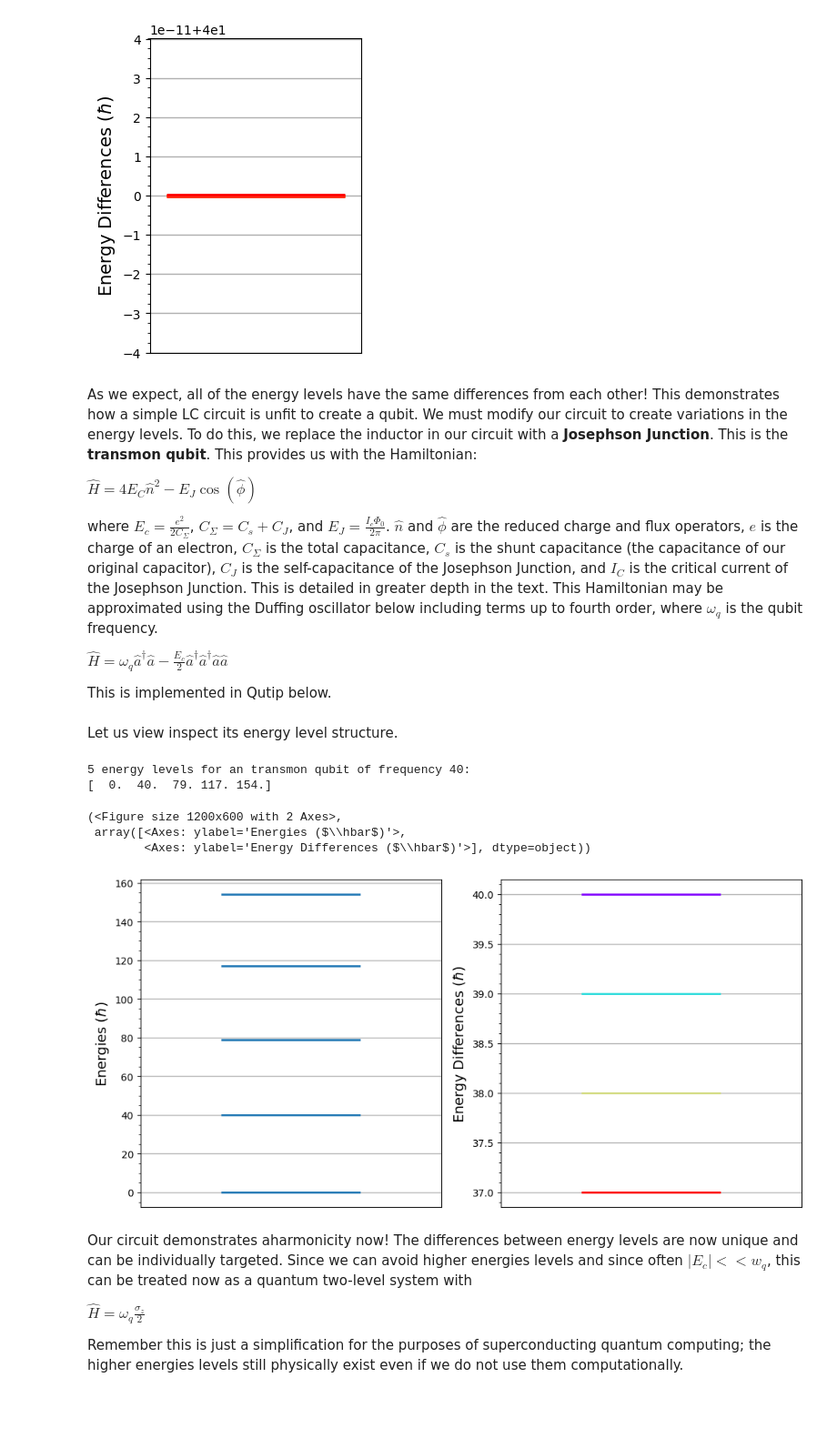
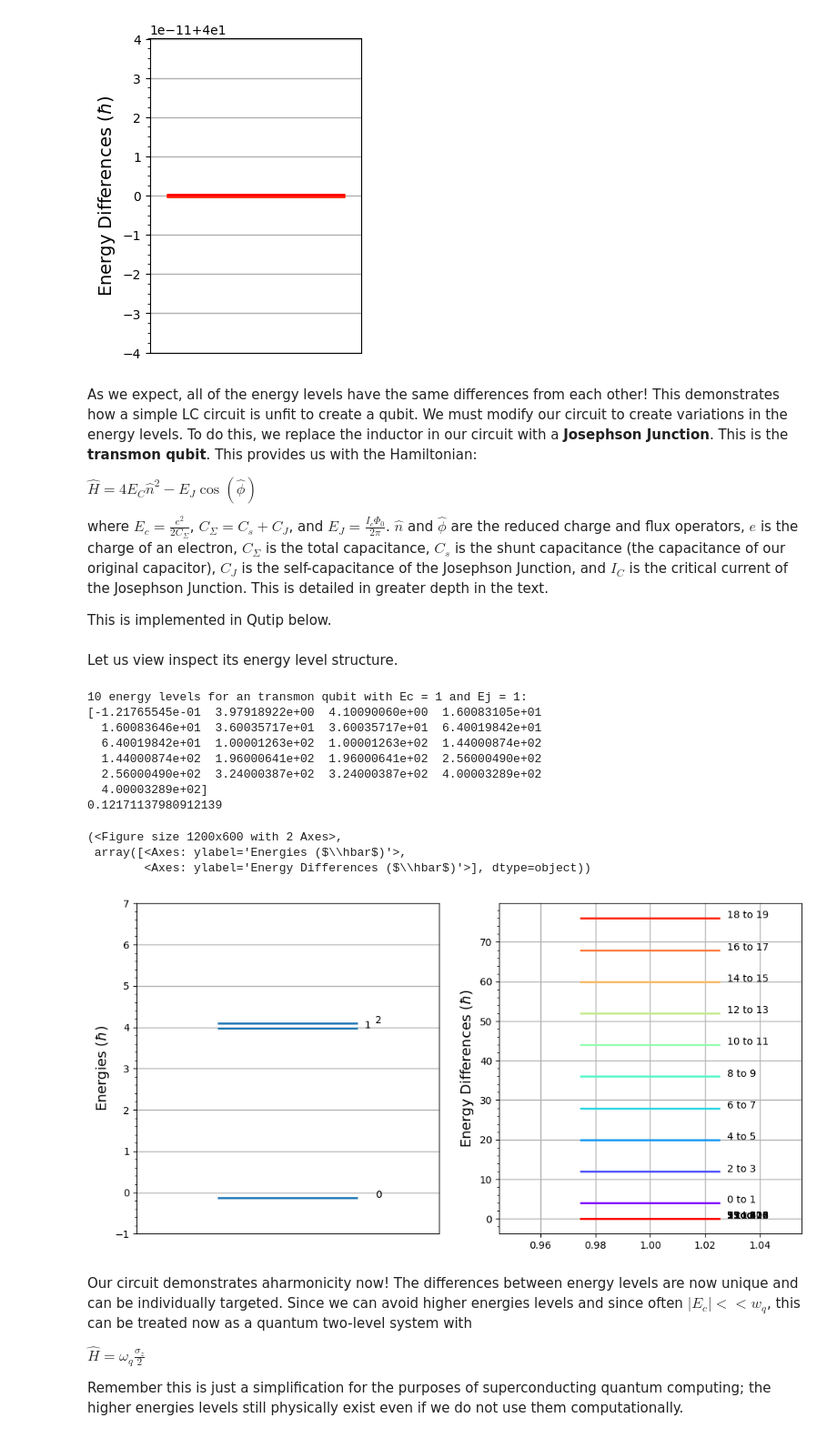
Before and after one commit to Khosmos3/Superconducting-Qubits, a Jupyter notebook: superconducting.ipynb, the cells around one changed output. Shown at 91% size. Cells and saved outputs as stored; diff of their text form; code cells hidden in the pictures; blank space fills up the shorter version.

Commit message:
improved grpahs, removed Duffing

```diff
--- a/superconducting.ipynb
+++ b/superconducting.ipynb
@@ -123,17 +123,20 @@ As we expect, all of the energy levels have the same differences from each other
 
 $\hat{H}=4E_C\hat{n}^2-E_J\cos(\hat{\phi})$
 
-where $E_c = \frac{e^2}{2C_\Sigma}$, $C_\Sigma=C_s+C_J$, and $E_J=\frac{I_c\Phi_0}{2\pi}$. $\hat{n}$ and $\hat{\phi}$ are the reduced charge and flux operators, $e$ is the charge of an electron, $C_\Sigma$ is the total capacitance, $C_s$ is the shunt capacitance (the capacitance of our original capacitor), $C_J$ is the self-capacitance of the Josephson Junction, and $I_C$ is the critical current of the Josephson Junction. This is detailed in greater depth in the text. This Hamiltonian may be approximated using the Duffing oscillator below including terms up to fourth order, where $\omega_q$ is the qubit frequency.
-
-$\hat{H}=\omega_q\hat{a}^\dagger\hat{a}-\frac{E_c}{2}\hat{a}^\dagger\hat{a}^\dagger\hat{a}\hat{a}$
+where $E_c = \frac{e^2}{2C_\Sigma}$, $C_\Sigma=C_s+C_J$, and $E_J=\frac{I_c\Phi_0}{2\pi}$. $\hat{n}$ and $\hat{\phi}$ are the reduced charge and flux operators, $e$ is the charge of an electron, $C_\Sigma$ is the total capacitance, $C_s$ is the shunt capacitance (the capacitance of our original capacitor), $C_J$ is the self-capacitance of the Josephson Junction, and $I_C$ is the critical current of the Josephson Junction. This is detailed in greater depth in the text.
 
 This is implemented in Qutip below.
 # %%
 """
 The Hamiltonian of an transmon qubit
 """
-def transmon(wq, Ec, N):
-    H = wq * (q.create(N) * q.destroy(N)) - (Ec / 2) * (q.create(N) * q.create(N) * q.destroy(N) * q.destroy(N))
+# def transmon(wq, Ec, N):
+#     H = wq * (q.create(N) * q.destroy(N)) - (Ec / 2) * (q.create(N) * q.create(N) * q.destroy(N) * q.destroy(N))
+
+#     return q.Qobj(H)
+
+def transmon(Ec, Ej, N):
+    H = 4 * Ec * (q.charge(N)**2).full() + 0.5 * Ej * (np.diag(-np.ones(2*N), 1) + np.diag(-np.ones(2*N), -1))
 
     return q.Qobj(H)
 # %% [markdown]
@@ -142,7 +145,7 @@ Let us view inspect its energy level structure.
 """
 Plots energy levels and differences
 """
-def plot_energy_stuff(energies):
+def plot_energy_stuff(energies, y_range=(-2, 30)):
 
     fig, ax = plt.subplots(1,2, figsize=(12,6))
 
@@ -151,6 +154,9 @@ def plot_energy_stuff(energies):
     ax[0].grid(linestyle='-', linewidth=1)
     ax[0].set_xticks([])
     ax[0].yaxis.set_minor_locator(AutoMinorLocator())
+    ax[0].set_ylim(y_range)
+    for i in range(len(energies)):
+        ax[0].annotate(i, xy=(1.032 if (i % 2 == 0) else 1.028, energies[i]))
 
     diffs = np.delete(energies, 0) - np.delete(energies, len(energies)-1)
 
@@ -159,27 +165,34 @@ def plot_energy_stuff(energies):
         ax[1].scatter([1], diff, marker="_", s=20000, linewidth=2, zorder=3, color=col)
     ax[1].set_ylabel(r'Energy Differences ($\hbar$)', fontsize=14)
     ax[1].grid(linestyle='-', linewidth=1)
-    ax[1].set_xticks([])
+    for i in range(len(diffs)):
+        ax[1].annotate(f"{i} to {i+1}", xy=(1.028, diffs[i]))
     ax[1].yaxis.set_minor_locator(AutoMinorLocator())
 
     return fig, ax
 # %%
-wq = 40
 Ec = 1
-N = 5
+Ej = 1
+N = 10
 
-energies = (np.array(transmon(wq, Ec, N).eigenenergies()))
+energies = (np.array(transmon(Ec, Ej, N).eigenenergies()))
 
-print(f"{N} energy levels for an transmon qubit of frequency {wq}:\n{energies}")
+print(f"{N} energy levels for an transmon qubit with Ec = {Ec} and Ej = {Ej}:\n{energies}")
 
-plot_energy_stuff(energies)
+plot_energy_stuff(energies, (-1, 7))
 # %% [output]
-5 energy levels for an transmon qubit of frequency 40:
-[  0.  40.  79. 117. 154.]
+10 energy levels for an transmon qubit with Ec = 1 and Ej = 1:
+[-1.21765545e-01  3.97918922e+00  4.10090060e+00  1.60083105e+01
+  1.60083646e+01  3.60035717e+01  3.60035717e+01  6.40019842e+01
+  6.40019842e+01  1.00001263e+02  1.00001263e+02  1.44000874e+02
+  1.44000874e+02  1.96000641e+02  1.96000641e+02  2.56000490e+02
+  2.56000490e+02  3.24000387e+02  3.24000387e+02  4.00003289e+02
+  4.00003289e+02]
+0.12171137980912139
 (<Figure size 1200x600 with 2 Axes>,
  array([<Axes: ylabel='Energies ($\\hbar$)'>,
         <Axes: ylabel='Energy Differences ($\\hbar$)'>], dtype=object))
-[figure, old version]
+[figure, new version]
 # %% [markdown]
 Our circuit demonstrates aharmonicity now! The differences between energy levels are now unique and can be individually targeted. Since we can avoid higher energies levels and since often $|E_c|<<w_q$, this can be treated now as a quantum two-level system with
 
```
Also changed, not shown: parts of 8 cells of this notebook.
